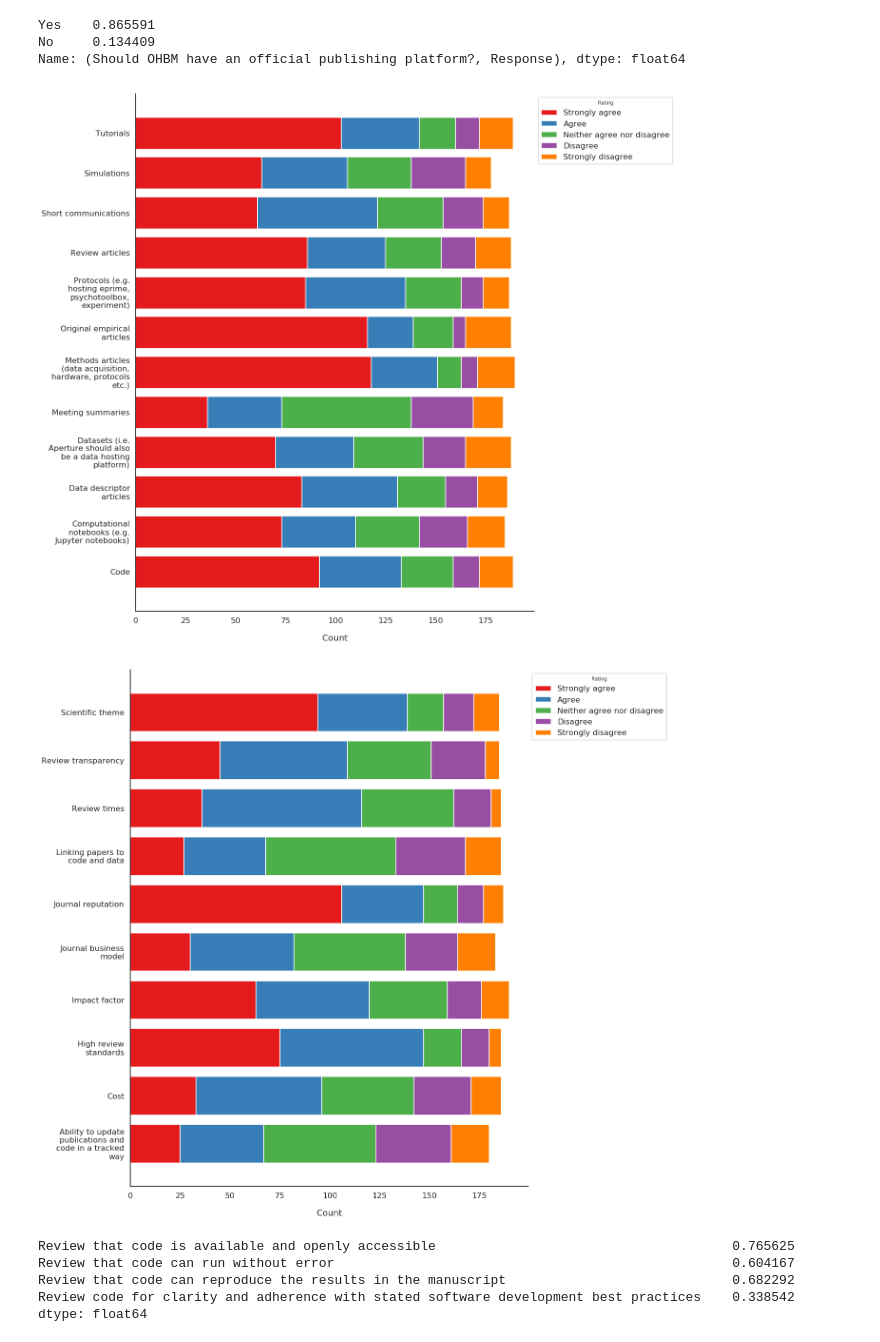
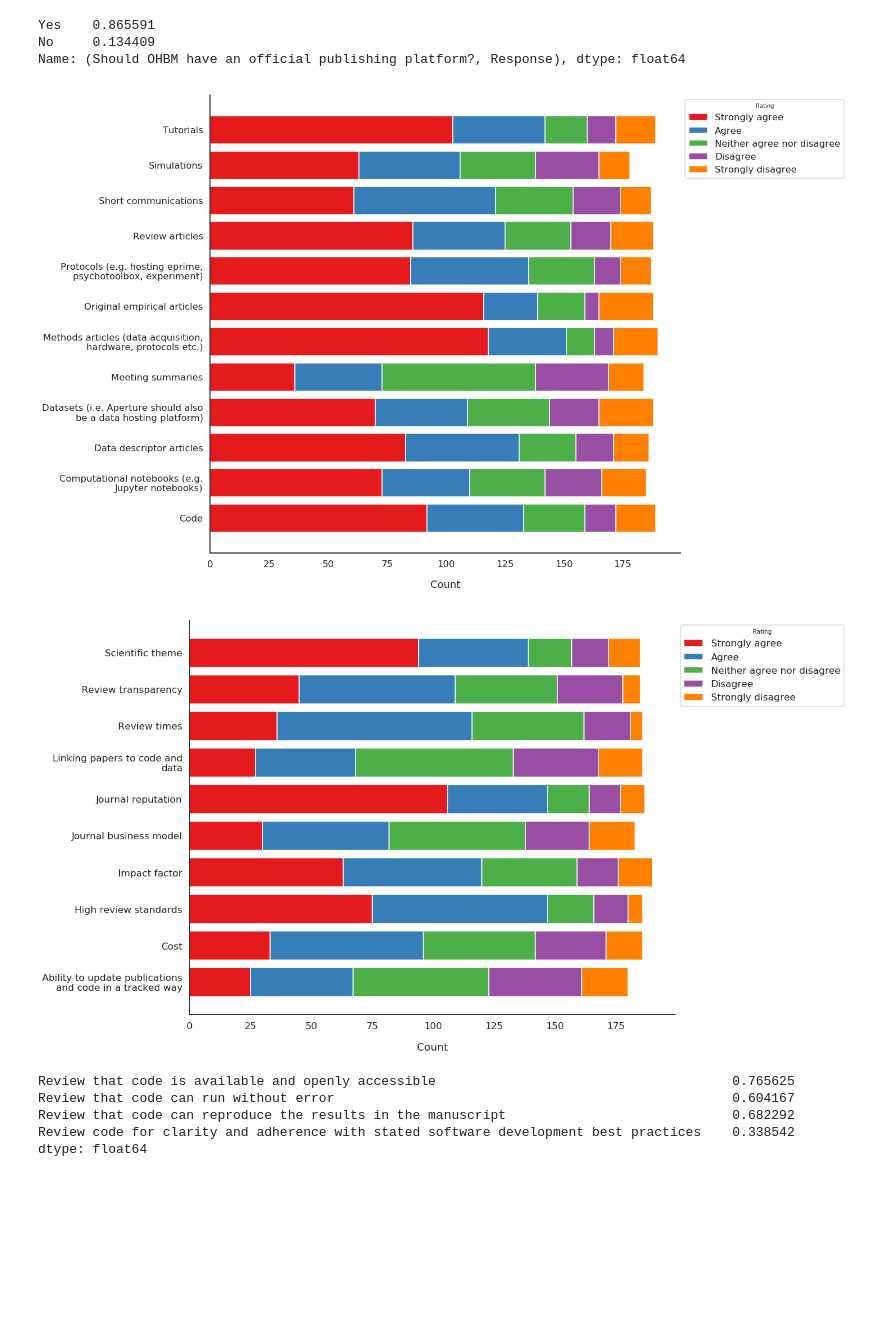
Before and after one commit to emdupre/aperture_survey, a Jupyter notebook: aperture_survey_blog.ipynb, the cells around one changed output. Cells and saved outputs as stored; diff of their text form; code cells hidden in the pictures; blank space fills up the shorter version.

```diff
--- a/aperture_survey_blog.ipynb
+++ b/aperture_survey_blog.ipynb
@@ -58,16 +58,27 @@ Yes    0.865591
 No     0.134409
 Name: (Should OHBM have an official publishing platform?, Response), dtype: float64
 # %%
-def plot_stacked_bar(df):
+def plot_stacked_bar(df, figwidth=12.5, textwrap=30):
     """
     A wrapper function to create a stacked bar plot.
     Seaborn does not implement this directly, so
     we'll use seaborn styling in matplotlib.
+
+    Inputs
+    ------
+
+    figwidth: float
+        The desired width of the figure. Also controls
+        spacing between bars.
+
+    textwrap: int
+        The number of characters (including spaces) allowed
+        on a line before wrapping to a newline.
     """
     reshape = pd.melt(df, var_name='option', value_name='rating')
     stack = reshape.rename_axis('count').reset_index().groupby(['option', 'rating']).count().reset_index()
 
-    fig, ax = plt.subplots(1, 1, figsize=(15, 20))
+    fig, ax = plt.subplots(1, 1, figsize=(15, figwidth))
     bottom = np.zeros(len(stack['option'].unique()))
     clrs = sns.color_palette('Set1', n_colors=5)  # to do: check colorblind friendly-ness
     labels = ['Strongly agree', 'Agree', 'Neither agree nor disagree', 'Disagree', 'Strongly disagree']
@@ -75,7 +86,7 @@ def plot_stacked_bar(df):
     for rating in range(1, 6):
         stackd = stack.query(f'rating == {rating}')
         ax.barh(y=stackd['option'], width=stackd['count'], left=bottom,
-                tick_label=['\n'.join(wrap(s, 20)) for s in stackd['option']],
+                tick_label=['\n'.join(wrap(s, textwrap)) for s in stackd['option']],
                 color=clrs[rating - 1], label=labels[rating - 1])
         bottom += stackd['count'].get_values()
 
@@ -87,19 +98,23 @@ def plot_stacked_bar(df):
 # %%
 # Next, we'd like to look at want content respondents wanted published in Aperture
 
 content = responses['What content would you like to see in Aperture? \
 (1 = would definitely want this, 5 = I would not want this at all)'].apply(pd.to_numeric)
-ax = plot_stacked_bar(content)
+ax = plot_stacked_bar(content, figwidth=15, textwrap=35)
+fig = ax.figure
+fig.savefig('content.png', dpi=150, bbox_inches='tight')
 # %% [output]
-[figure, old version]
+[figure, new version]
 # %%
 # Next, we'd like to know what factors generally influence where respondents publish.
 
 decision = responses['What factors contribute to your decision where to publish? \
 (1 = most important, 5 = least important)'].apply(pd.to_numeric)
 ax = plot_stacked_bar(decision)
+fig = ax.figure
+fig.savefig('publish.png', dpi=150, bbox_inches='tight')
 # %% [output]
-[figure, old version]
+[figure, new version]
 # %%
 # We can calculate a percentage for how many respondents thought each of the surveyed aspects was important
 # when reviewing code.
```
Also changed, not shown: parts of 2 cells of this notebook.
